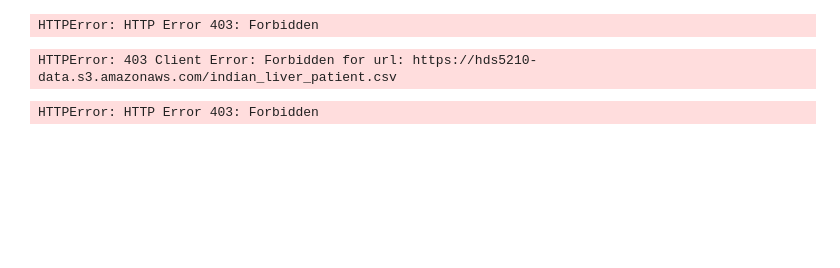
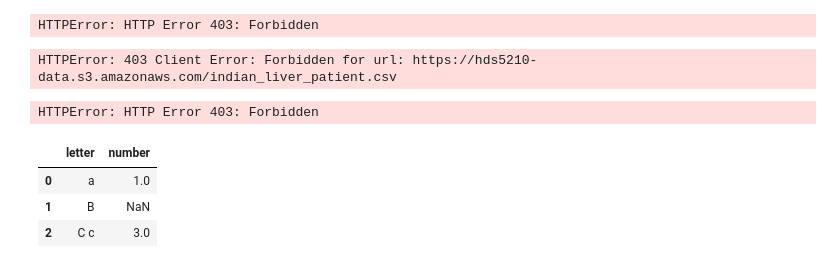
Before and after one commit to SRARNAB7/SRARNAB7, a Jupyter notebook: Interview_Preparation_Feb_2026.ipynb, the cells around one changed output. Saved outputs shown, nothing was run; the diff lists cells and outputs as text; code cells hidden in the pictures; blank space fills up the shorter version.

```diff
--- a/Interview_Preparation_Feb_2026.ipynb
+++ b/Interview_Preparation_Feb_2026.ipynb
@@ -101,0 +104,9 @@ total
+# %%
+import pandas as pd
+data = pd.DataFrame([['a',1],['B',None],['C c',3]], columns=['letter','number'])
+data
+# %% [output]
+|  | letter | number |
+| 0 | a | 1.0 |
+| 1 | B | NaN |
+| 2 | C c | 3.0 |
```
Also changed, not shown: parts of 8 cells of this notebook.
